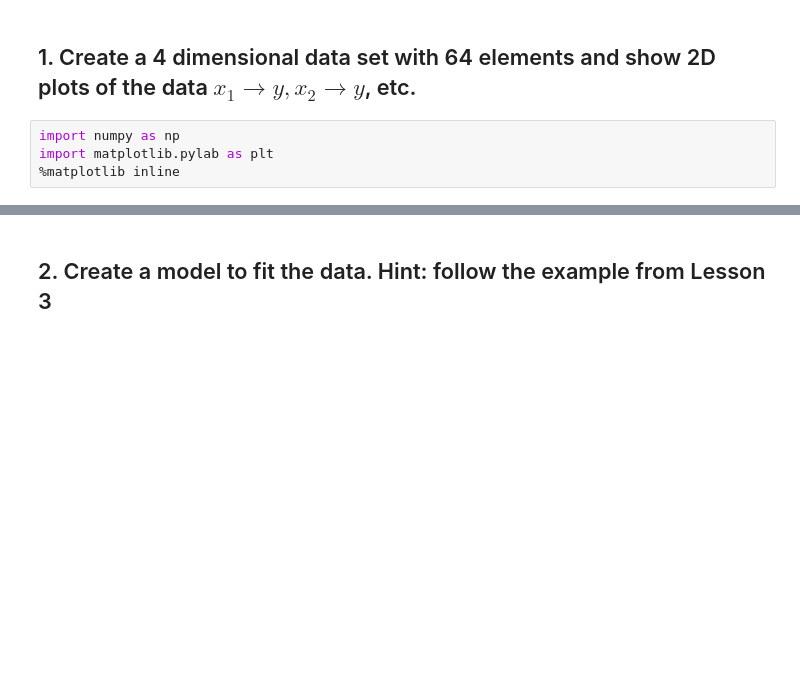
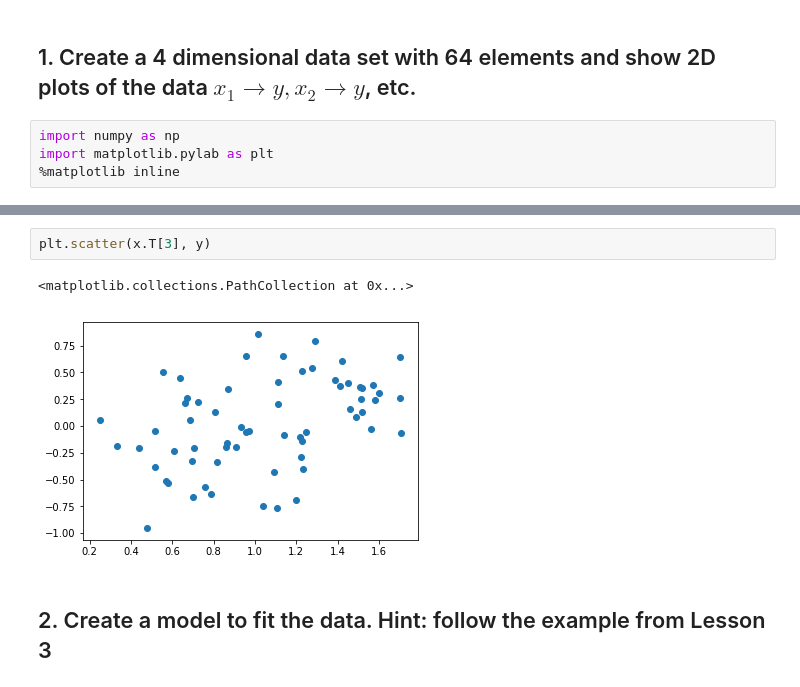
Before and after one commit to philipjslee/mlnn_personal, a Jupyter notebook: assignments/3.ipynb, the cells around one changed output, grey strips where cells are left out. Drawn from its saved outputs; the diff is of its cells as text; blank space fills up the shorter version.

```diff
--- a/assignments/3.ipynb
+++ b/assignments/3.ipynb
@@ -38,3 +38,8 @@ plt.scatter(x.T[2], y)
+# %%
+plt.scatter(x.T[3], y)
+# %% [output]
+<matplotlib.collections.PathCollection at 0x...>
+[figure, added]
 # %% [markdown]
 ## 2.  Create a model to fit the data. Hint: follow the example from Lesson 3
 # %%
```
Also changed, not shown: parts of 8 cells of this notebook, 1 other file.
